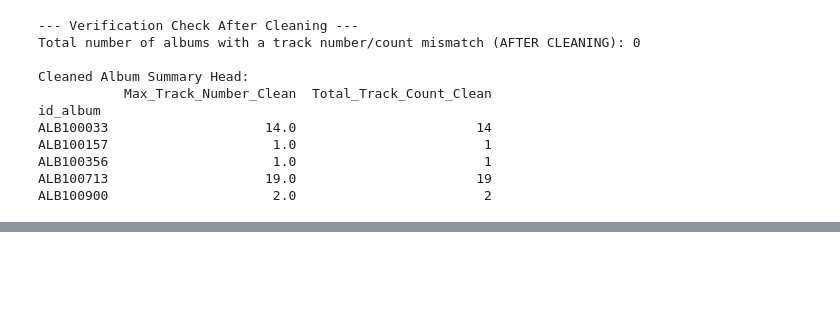
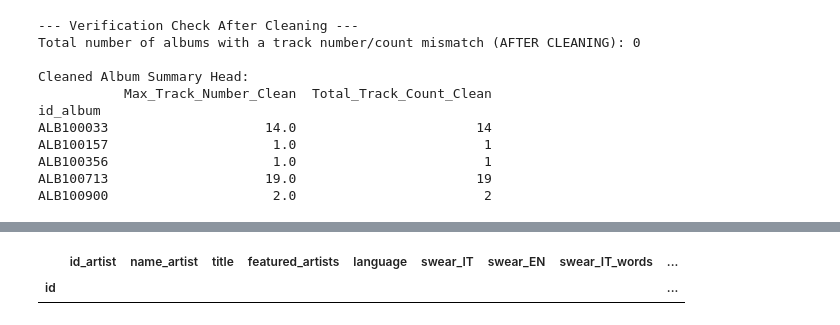
Before and after one commit to Syreel/DataMining, a Jupyter notebook: data_preparation.ipynb, the cells around one changed output, grey strips where cells are left out. Cells and saved outputs as stored; diff of their text form; code cells hidden in the pictures; blank space fills up the shorter version.

```diff
--- a/data_preparation.ipynb
+++ b/data_preparation.ipynb
@@ -1549,7 +1532,7 @@ dati_filtrati = df.loc[condizione, ['explicit', 'swear_IT', 'swear_EN']]
 dati_filtrati
 df.loc[condizione,['explicit']] = False
 # %%
-df_swear=df
+df_swear=df.copy()
 ## 1. Preparazione: Creare i Pattern RegEx
 #    Questa è la parte più importante per la velocità.
 #    Trasformiamo ['a', 'b', 'c'] in r'\b(a|b|c)\b'
@@ -1638,7 +1621,7 @@ print(f"📋 Creato 'df_swear_copy' con {len(df_swear_copy)} record (lo stato *p
 
 # Assegna i nuovi valori alle colonne corrette del DataFrame originale
 # (sovrascrivendo i vecchi dati)
-df_swear[['swear_IT', 'swear_IT_words', 'swear_EN', 'swear_EN_words']] = nuovi_valori
+df[['swear_IT', 'swear_IT_words', 'swear_EN', 'swear_EN_words']] = nuovi_valori
 
 print("Ricalcolo completato! Le colonne sono state aggiornate.")
 # %% [output]
@@ -2114,2 +2118,8 @@ df.head()
+# %%
+prova = df[df['name_artist'] == 'NA']
+prova
+# %% [output]
+|  | id_artist | name_artist | title | featured_artists | language | swear_IT | swear_EN | swear_IT_words | ... |
+| id |  |  |  |  |  |  |  |  | ... |
 # %%
 df.to_csv('dataset/df_cleaned.csv', index=True)
```
Also changed, not shown: parts of 18 cells of this notebook.
